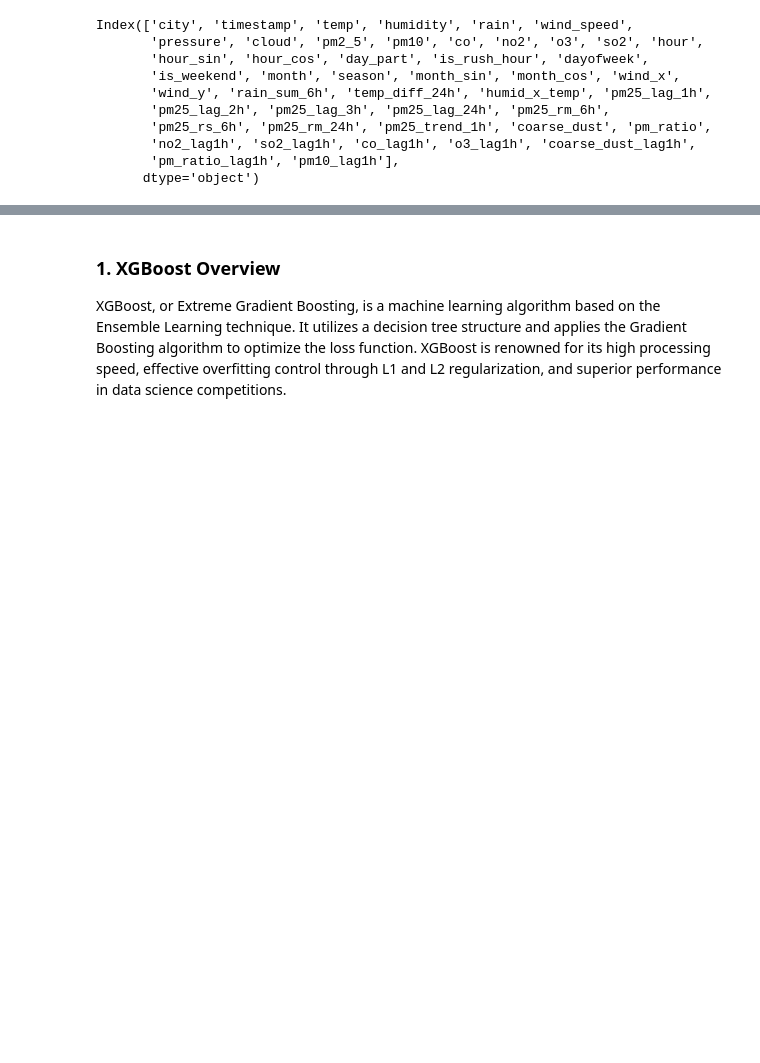
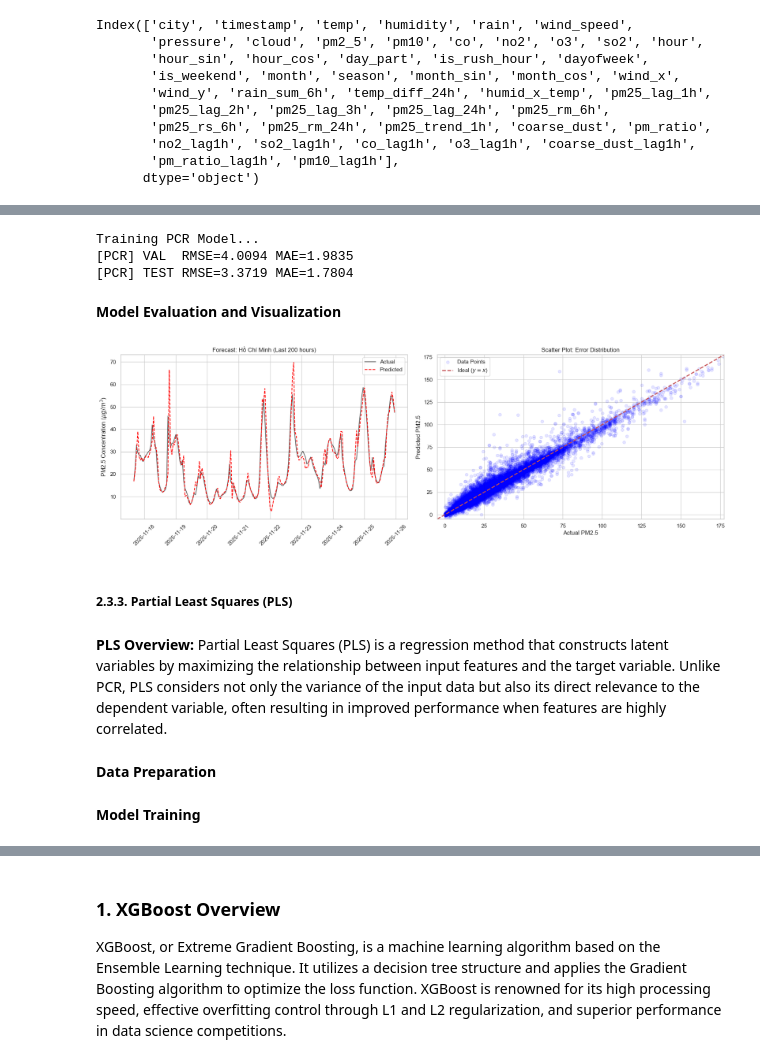
Before and after one commit to TrNguyenMQuan/VietNam_PM2.5_Forecasting, a Jupyter notebook: notebooks/data_modeling.ipynb, the cells around one changed output, grey strips where cells are left out. Drawn from its saved outputs; the diff is of its cells as text; code cells hidden in the pictures; blank space fills up the shorter version.

```diff
--- a/notebooks/data_modeling.ipynb
+++ b/notebooks/data_modeling.ipynb
@@ -201,0 +478,7 @@ Index(['city', 'timestamp', 'temp', 'humidity', 'rain', 'wind_speed',
+# %%
+X_train_pcr = X_train.copy()
+y_train_pcr = y_train.copy()
+X_val_pcr = X_val.copy()
+y_val_pcr = y_val.copy()
+X_test_pcr = X_test.copy()
+y_test_pcr = y_test.copy()
@@ -201,0 +487,46 @@ Index(['city', 'timestamp', 'temp', 'humidity', 'rain', 'wind_speed',
+# %%
+print("Training PCR Model...")
+# Principal Component Regression (PCR) Pipeline
+pcr_pipeline = Pipeline([
+    ("preprocess", ColumnTransformer(
+        transformers=[
+            ("num", StandardScaler(), num_cols),
+            ("cat", OneHotEncoder(handle_unknown="ignore", drop="first"), cat_cols),
+        ]
+    )),
+    ("pca", PCA(n_components=90, random_state=42)),
+    ("linreg", LinearRegression(n_jobs=-1))
+])
+# Train
+pcr_pipeline.fit(X_train_pcr, y_train_pcr)
+# Validation
+val_pred_pcr = pcr_pipeline.predict(X_val_pcr)
+val_rmse_pcr = np.sqrt(mean_squared_error(y_val_pcr, val_pred_pcr))
+val_mae_pcr  = mean_absolute_error(y_val_pcr, val_pred_pcr)
+# Test
+test_pred_pcr = pcr_pipeline.predict(X_test_pcr)
+test_rmse_pcr = np.sqrt(mean_squared_error(y_test_pcr, test_pred_pcr))
+test_mae_pcr  = mean_absolute_error(y_test_pcr, test_pred_pcr)
+print(f"[PCR] VAL  RMSE={val_rmse_pcr:.4f} MAE={val_mae_pcr:.4f}")
+print(f"[PCR] TEST RMSE={test_rmse_pcr:.4f} MAE={test_mae_pcr:.4f}")
+# %% [output]
+Training PCR Model...
+[PCR] VAL  RMSE=4.0094 MAE=1.9835
+[PCR] TEST RMSE=3.3719 MAE=1.7804
+# %% [markdown]
+**Model Evaluation and Visualization**
+# %%
+plot_prediction_analysis(
+    y_test=y_test_pcr,
+    preds=test_pred_pcr,
+    test_meta=test_meta,
+    sample_city="Hồ Chí Minh"
+)
+# %% [output]
+[figure, added]
+# %% [markdown]
+##### 2.3.3. Partial Least Squares (PLS)
+# %% [markdown]
+**PLS Overview:** Partial Least Squares (PLS) is a regression method that constructs latent variables by maximizing the relationship between input features and the target variable. Unlike PCR, PLS considers not only the variance of the input data but also its direct relevance to the dependent variable, often resulting in improved performance when features are highly correlated.
+# %% [markdown]
+**Data Preparation**
@@ -201,0 +540,2 @@ Index(['city', 'timestamp', 'temp', 'humidity', 'rain', 'wind_speed',
+# %% [markdown]
+**Model Training**
```
Also changed, not shown: parts of 55 cells of this notebook, 1 other file.
